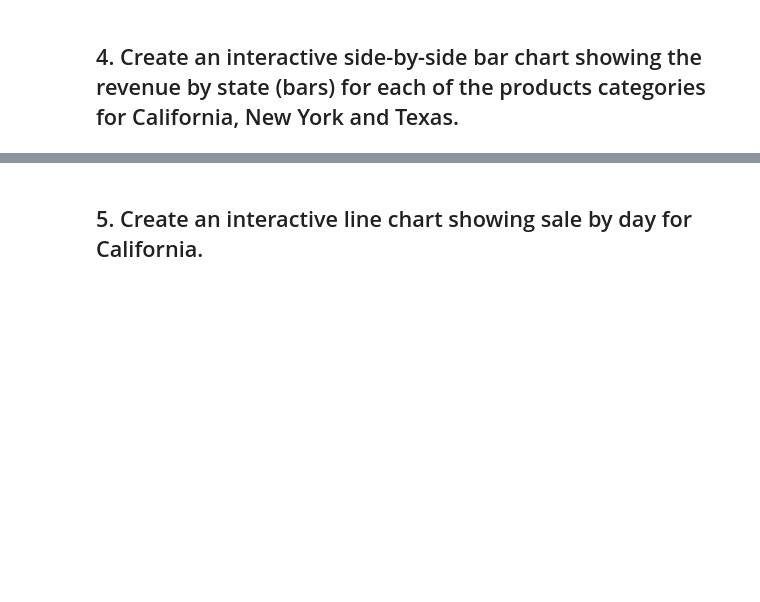
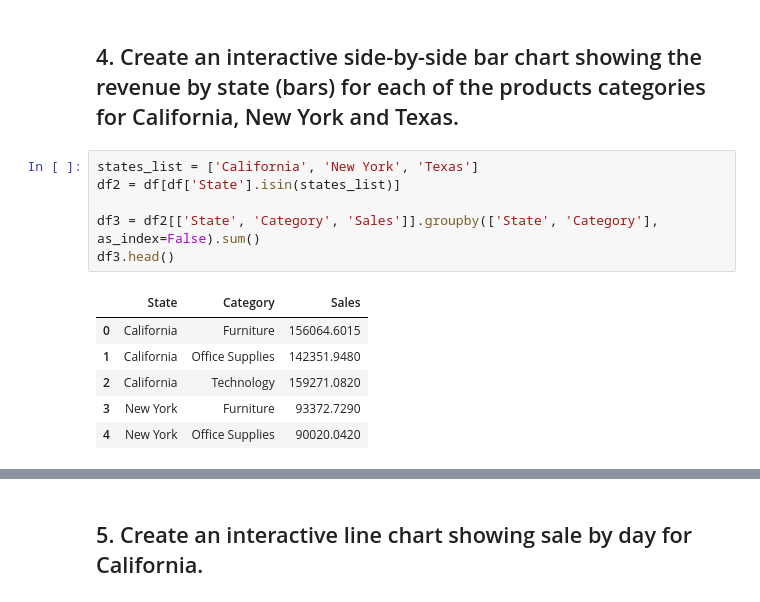
Before and after one commit to CarlosDiazGirol/thebridgedsftsep20, a Jupyter notebook: 2-Data Analysis/3-Visualizacion/3-Plotly/Ejercicio Plotly.ipynb, the cells around one changed output, grey strips where cells are left out. Cells and saved outputs as stored; diff of their text form; blank space fills up the shorter version.

```diff
--- a/2-Data Analysis/3-Visualizacion/3-Plotly/Ejercicio Plotly.ipynb
+++ b/2-Data Analysis/3-Visualizacion/3-Plotly/Ejercicio Plotly.ipynb
@@ -82,2 +195,15 @@ Name: Sales, dtype: float64
 # %% [markdown]
 ## 4. Create an interactive side-by-side bar chart showing the revenue by state (bars) for each of the products categories for California, New York and Texas.
+# %%
+states_list = ['California', 'New York', 'Texas']
+df2 = df[df['State'].isin(states_list)]
+
+df3 = df2[['State', 'Category', 'Sales']].groupby(['State', 'Category'], as_index=False).sum()
+df3.head()
+# %% [output]
+|  | State | Category | Sales |
+| 0 | California | Furniture | 156064.6015 |
+| 1 | California | Office Supplies | 142351.9480 |
+| 2 | California | Technology | 159271.0820 |
+| 3 | New York | Furniture | 93372.7290 |
+| 4 | New York | Office Supplies | 90020.0420 |
```
Also changed, not shown: parts of 12 cells of this notebook.
